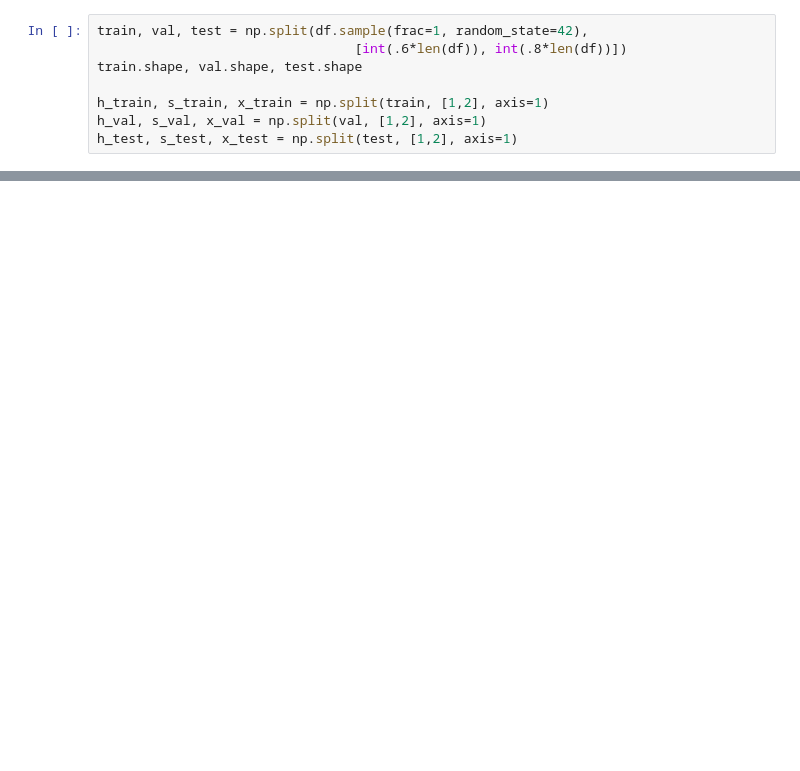
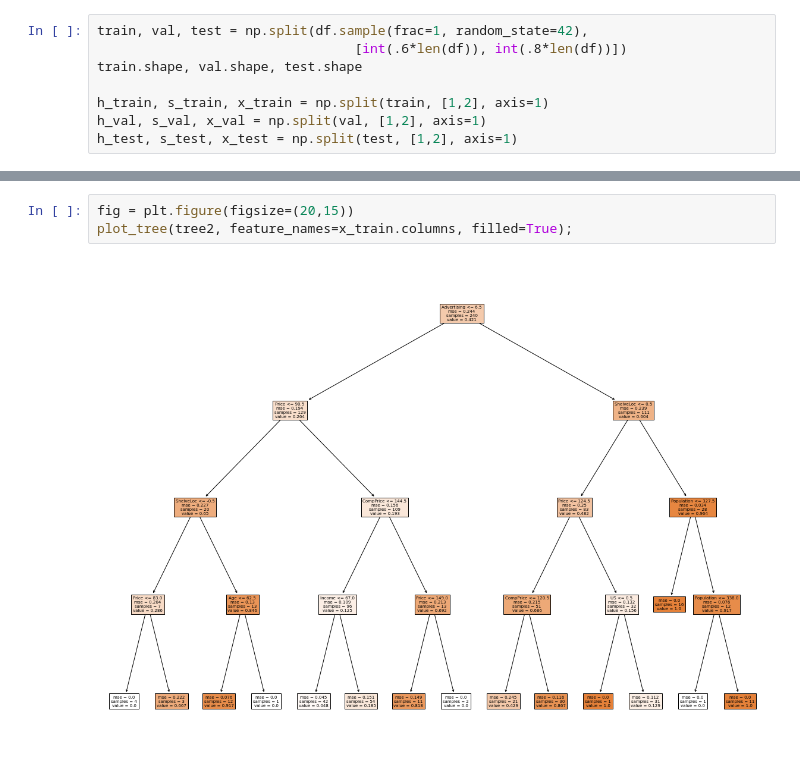
Before and after one commit to lautarogiordano/DL-IB-Exs, a Jupyter notebook: P6/Ej_1_Trees.ipynb, the cells around one changed output, grey strips where cells are left out. Saved outputs shown, nothing was run; the diff lists cells and outputs as text; blank space fills up the shorter version.

```diff
--- a/P6/Ej_1_Trees.ipynb
+++ b/P6/Ej_1_Trees.ipynb
@@ -55,0 +76,5 @@ plot_tree(tree, feature_names=x_train.columns, class_names=['low', 'high'], fill
+# %%
+fig = plt.figure(figsize=(20,15))
+plot_tree(tree2, feature_names=x_train.columns, filled=True);
+# %% [output]
+[figure, added]
```
Also changed, not shown: parts of 8 cells of this notebook.
